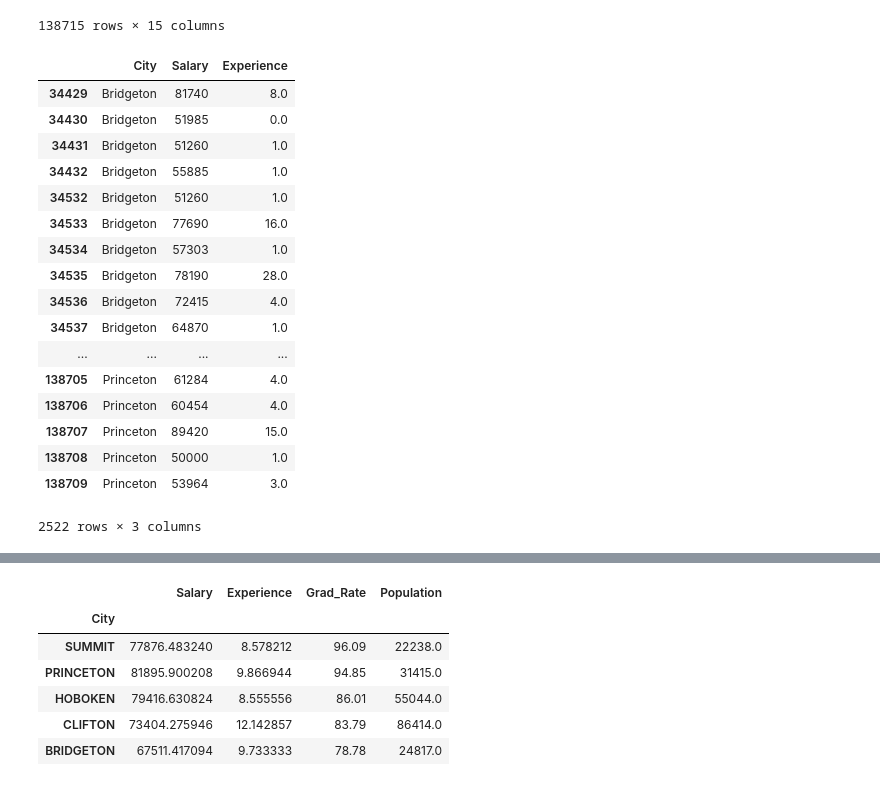
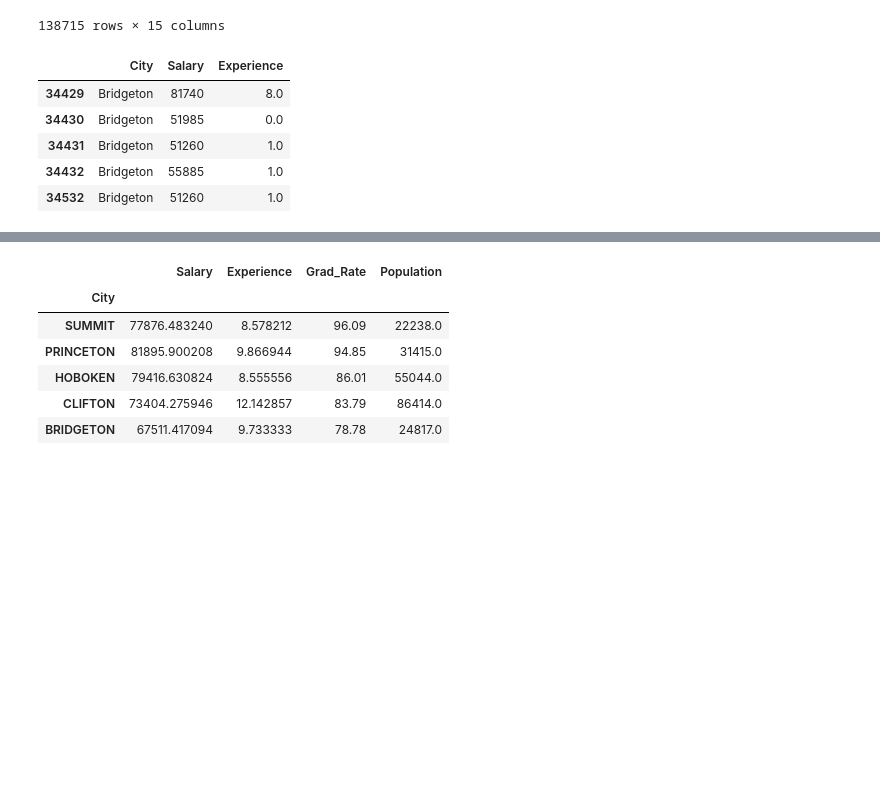
Before and after one commit to fab5-rutgers/first_project, a Jupyter notebook: Teacher_salary/Sal_Exp_Grad_V.5.ipynb, the cells around one changed output, grey strips where cells are left out. Cells and saved outputs as stored; diff of their text form; code cells hidden in the pictures; blank space fills up the shorter version.

```diff
--- a/Teacher_salary/Sal_Exp_Grad_V.5.ipynb
+++ b/Teacher_salary/Sal_Exp_Grad_V.5.ipynb
@@ -32,33 +32,21 @@ teacher_sal
 # %%
 cleaned_teacher_sal =teacher_sal[[
     "district","salary","experience_district",
     ]].copy()
 #To get the first part of the district name
 cleaned_teacher_sal["district"] = cleaned_teacher_sal["district"].apply(lambda x: x.split()[0])
 
 final_data=cleaned_teacher_sal[(cleaned_teacher_sal["district"].isin(["Princeton","Summit","Bridgeton","Clifton","Hoboken"]))]
 final_data =final_data.rename(columns={"district": "City"})
 final_data =final_data.rename(columns={"experience_district": "Experience"})
 final_data =final_data.rename(columns={"salary": "Salary"})
-final_data
+final_data.head()
 # %% [output]
 |  | City | Salary | Experience |
 | 34429 | Bridgeton | 81740 | 8.0 |
 | 34430 | Bridgeton | 51985 | 0.0 |
 | 34431 | Bridgeton | 51260 | 1.0 |
 | 34432 | Bridgeton | 55885 | 1.0 |
 | 34532 | Bridgeton | 51260 | 1.0 |
-| 34533 | Bridgeton | 77690 | 16.0 |
-| 34534 | Bridgeton | 57303 | 1.0 |
-| 34535 | Bridgeton | 78190 | 28.0 |
-| 34536 | Bridgeton | 72415 | 4.0 |
-| 34537 | Bridgeton | 64870 | 1.0 |
-| ... | ... | ... | ... |
-| 138705 | Princeton | 61284 | 4.0 |
-| 138706 | Princeton | 60454 | 4.0 |
-| 138707 | Princeton | 89420 | 15.0 |
-| 138708 | Princeton | 50000 | 1.0 |
-| 138709 | Princeton | 53964 | 3.0 |
-2522 rows × 3 columns
 # %%
 final_data["City"]=final_data["City"].apply(lambda x: x.upper())
```
Also changed, not shown: parts of 8 cells of this notebook, 3 other files.
